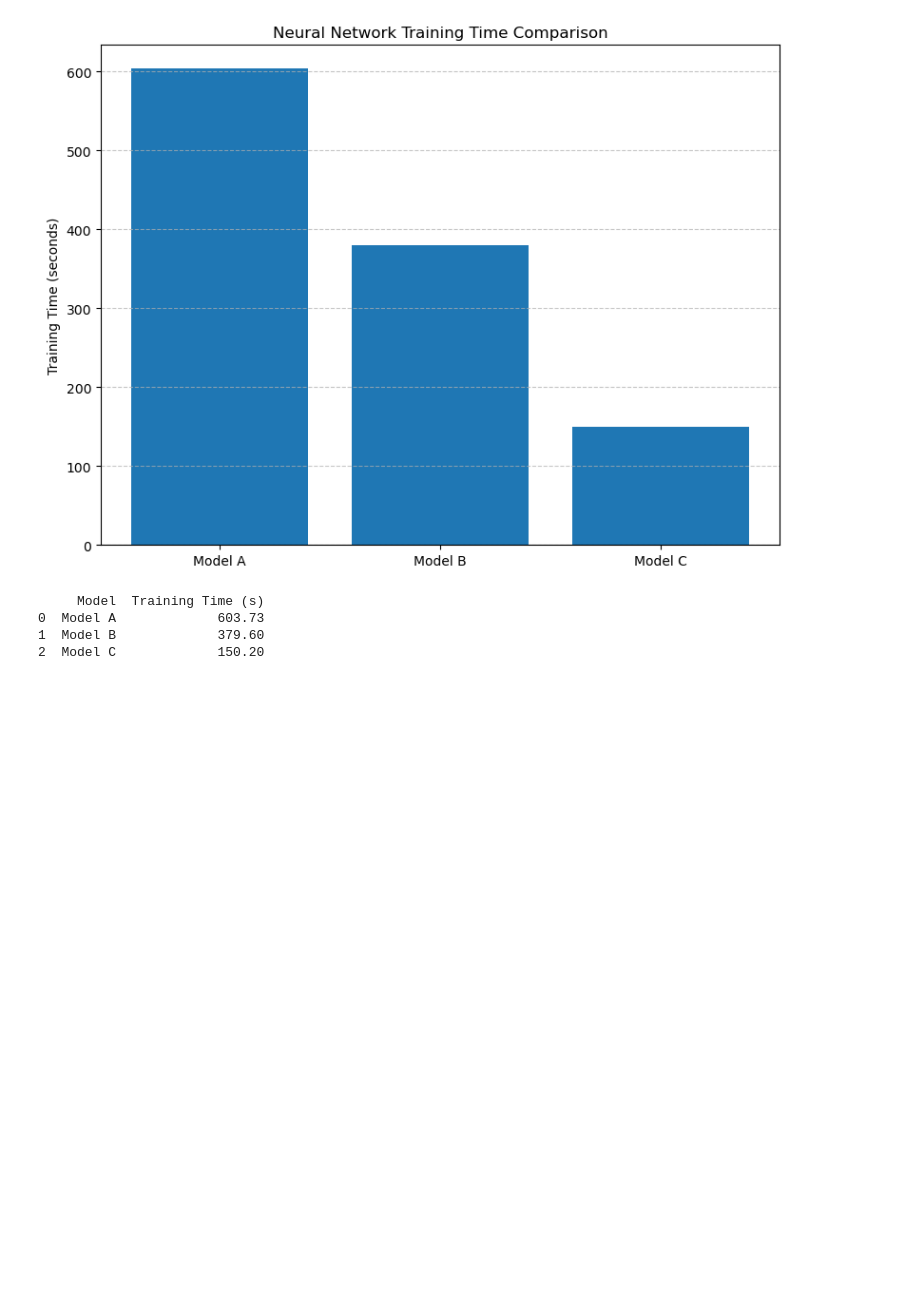
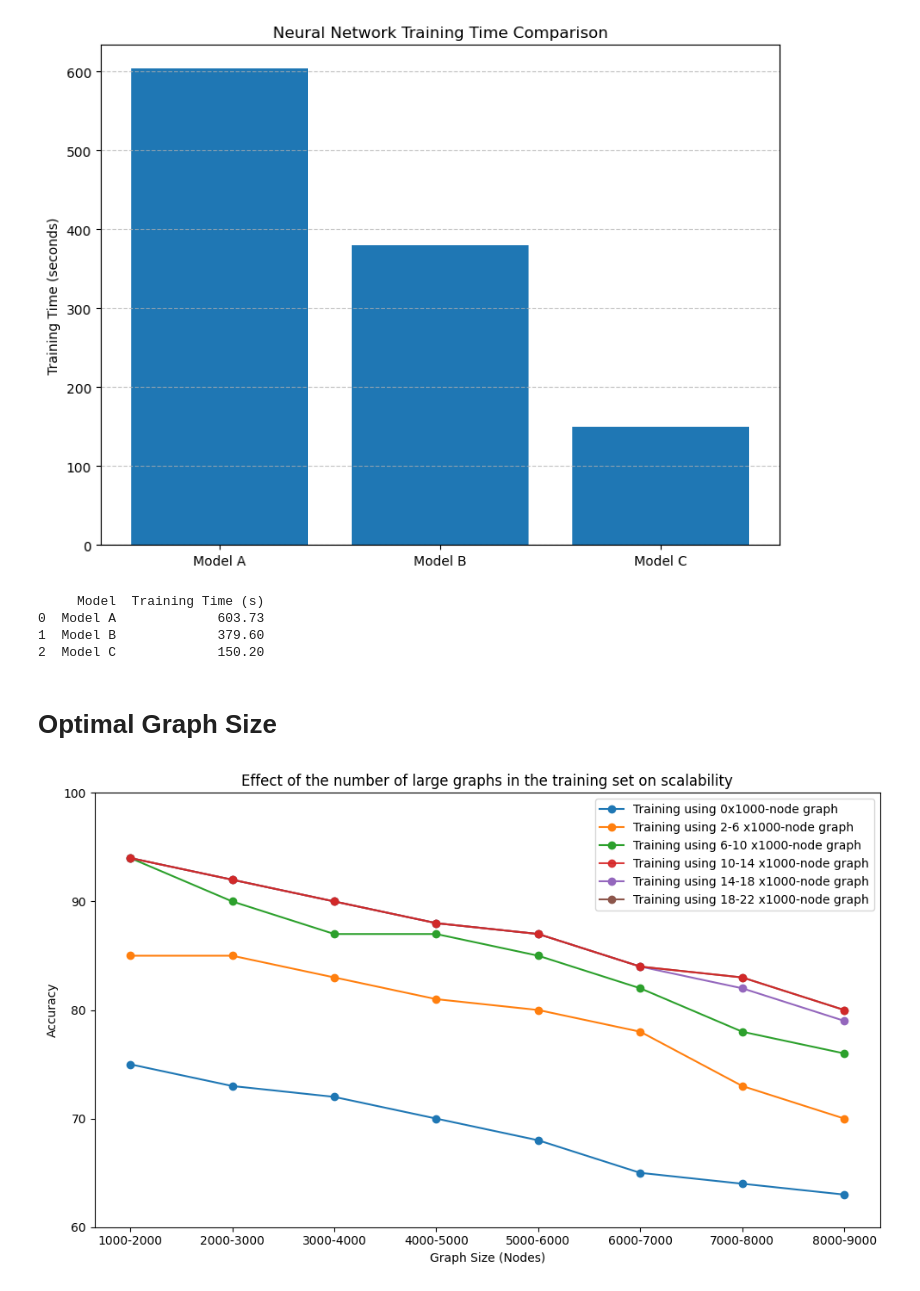
Before and after one commit to MJavaadAkhtar/GCN-max-cut, a Jupyter notebook: NeuralTesting3.ipynb, the cells around one changed output. Saved outputs shown, nothing was run; the diff lists cells and outputs as text; code cells hidden in the pictures; blank space fills up the shorter version.

```diff
--- a/NeuralTesting3.ipynb
+++ b/NeuralTesting3.ipynb
@@ -1439,3 +770,44 @@ print(df)
 0  Model A             603.73
 1  Model B             379.60
 2  Model C             150.20
+# %% [markdown]
+# Optimal Graph Size
+# %%
+
+# -------------------------
+# Example usage with sample data
+# -------------------------
+list0 = [75, 73, 72, 70, 68, 65, 64, 63]
+# list1 = [84, 80, 78, 75, 69, 69, 68, 64]
+# list2 = [85, 84, 82, 79, 76, 75, 70, 68]
+list3 = [85, 85, 83, 81, 80, 78, 73, 70]
+# list4 = [89, 88, 85, 83, 80, 80, 77, 74]
+list5 = [94, 90, 87, 87, 85, 82, 78, 76]
+# list6 = [94, 91, 88, 87, 85, 83, 79, 76]
+list7 = [94, 92, 90, 88, 87, 84, 83, 80]
+list8 = [94, 92, 90, 88, 87, 84, 82, 79]
+list9 = [94, 92, 90, 88, 87, 84, 83, 80]
+
+x_labels = [
+    '1000-2000', '2000-3000', '3000-4000', '4000-5000',
+    '5000-6000', '6000-7000', '7000-8000', '8000-9000'
+]
+line_labels = [
+    'Training using 0x1000-nodes graph',
+    # 'Training Graph 2x1000-node',
+    # 'Training Graph 3x1000-node',
+    'Training using 2-6 x1000-nodes graph',
+    # 'Training Graph 5x1000-node',
+    'Training using 6-10 x1000-nodes graph',
+    # 'Training Graph 8x1000-node',
+    'Training using 10-14 x1000-nodes graph',
+    'Training using 14-18 x1000-nodes graph',
+    'Training using 18-22 x1000-nodes graph'
+]
+
+# Combine all data lists in a single list
+# data_lists = [list0, list1, list2, list3, list4, list5, list6, list7, list8, list9]
+data_lists = [list0, list3, list5, list7, list8, list9]
+create_line_graph(data_lists, x_labels, line_labels)
+# %% [output]
+[figure, added]
```
Also changed, not shown: parts of 21 cells of this notebook, 24 other files.
